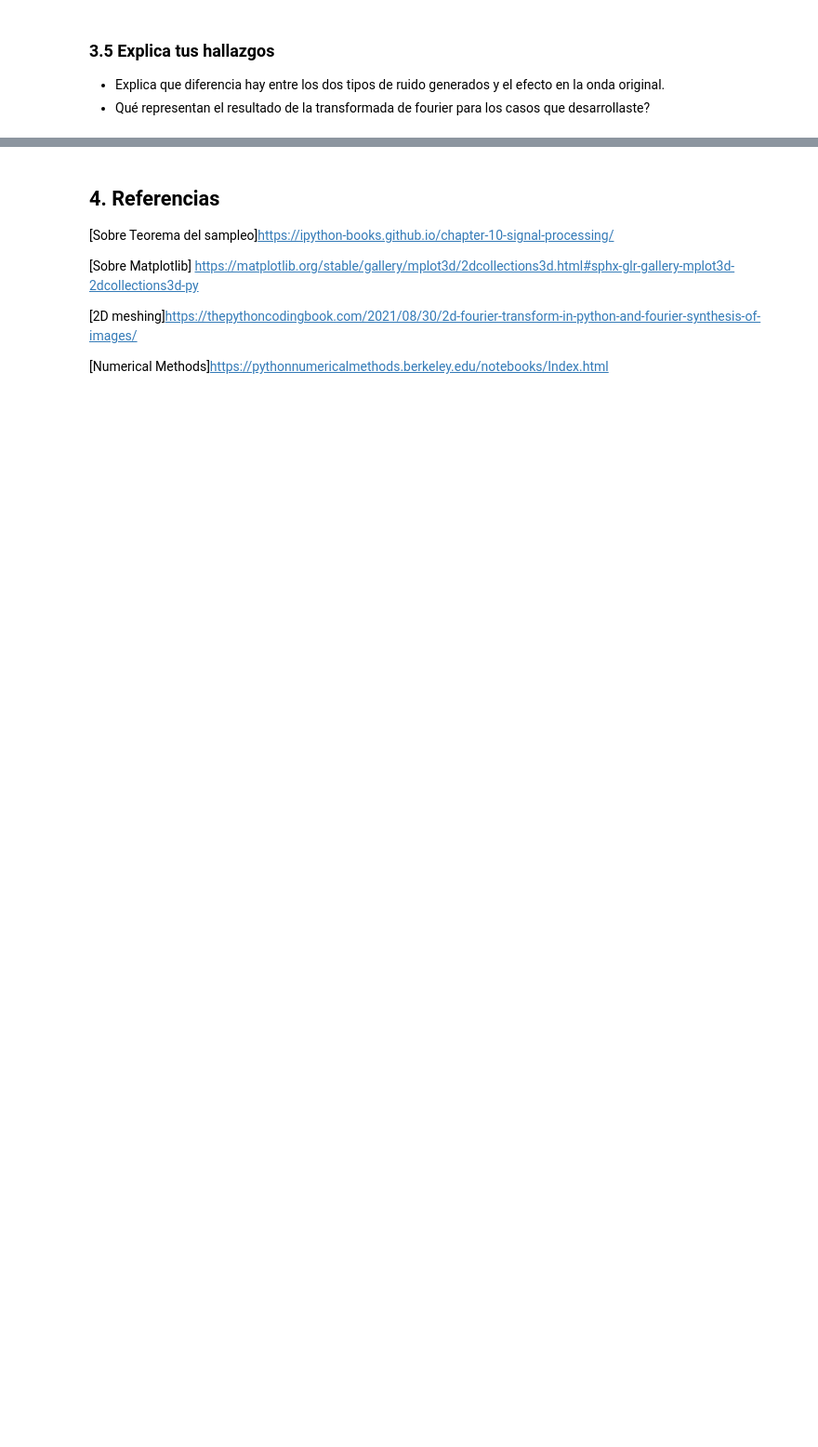
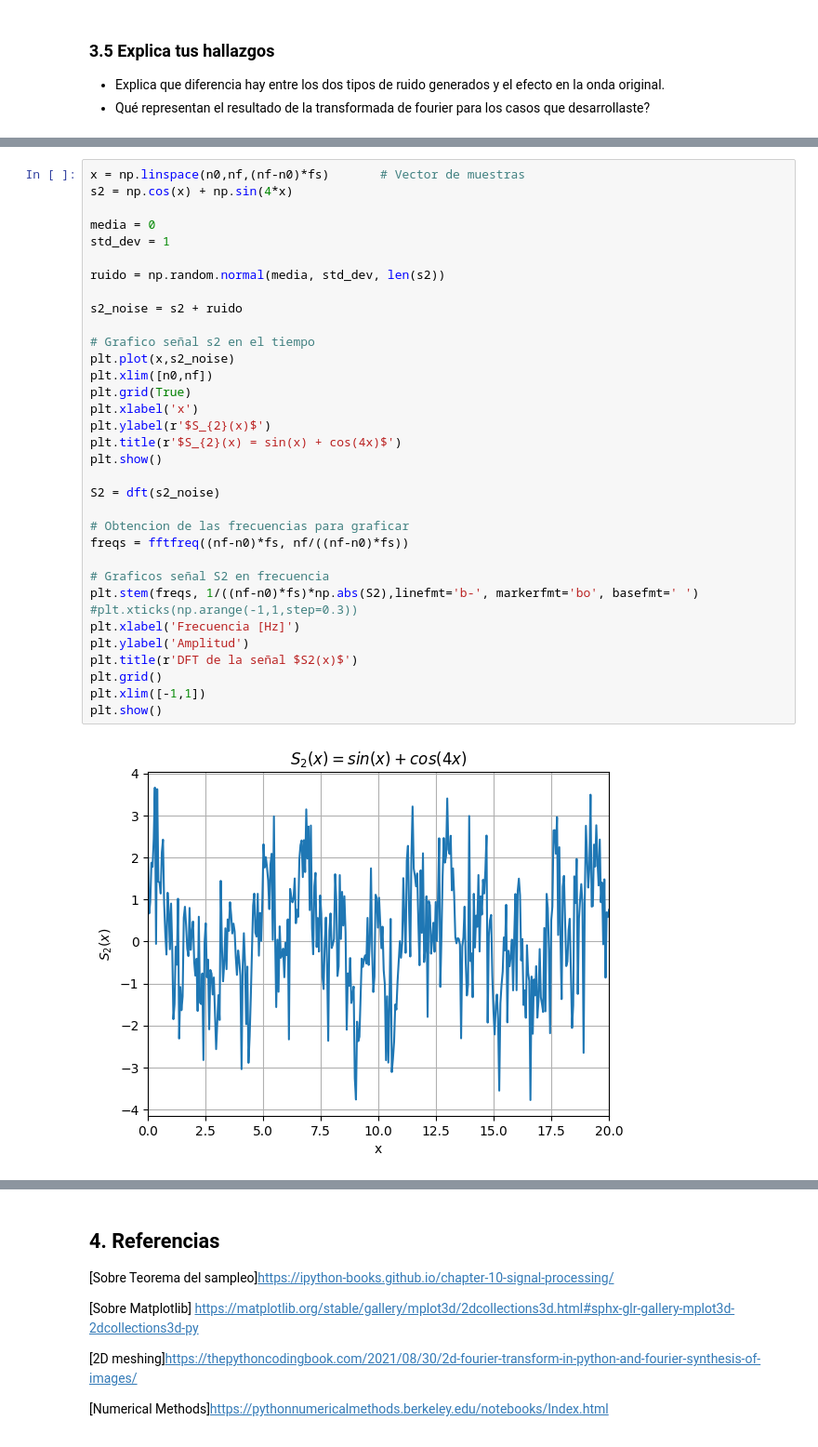
Before and after one commit to MatiasArmijo/Actividades-EIE-401-Matias-Armijo, a Jupyter notebook: actividad-3/Actividad_3_ArmijoMatias_204623155.ipynb, the cells around one changed output, grey strips where cells are left out. Shown: that part at 93% size. Drawn from its saved outputs; the diff is of its cells as text; blank space fills up the shorter version.

```diff
--- a/actividad-3/Actividad_3_ArmijoMatias_204623155.ipynb
+++ b/actividad-3/Actividad_3_ArmijoMatias_204623155.ipynb
@@ -227,0 +240,36 @@ S2 = dft2(s2)
+# %%
+x = np.linspace(n0,nf,(nf-n0)*fs)       # Vector de muestras
+s2 = np.cos(x) + np.sin(4*x)
+
+media = 0
+std_dev = 1
+
+ruido = np.random.normal(media, std_dev, len(s2))
+
+s2_noise = s2 + ruido
+
+# Grafico señal s2 en el tiempo
+plt.plot(x,s2_noise)
+plt.xlim([n0,nf])
+plt.grid(True)
+plt.xlabel('x')
+plt.ylabel(r'$S_{2}(x)$')
+plt.title(r'$S_{2}(x) = sin(x) + cos(4x)$')
+plt.show()
+
+S2 = dft(s2_noise)
+
+# Obtencion de las frecuencias para graficar
+freqs = fftfreq((nf-n0)*fs, nf/((nf-n0)*fs))
+
+# Graficos señal S2 en frecuencia
+plt.stem(freqs, 1/((nf-n0)*fs)*np.abs(S2),linefmt='b-', markerfmt='bo', basefmt=' ')
+#plt.xticks(np.arange(-1,1,step=0.3))
+plt.xlabel('Frecuencia [Hz]')
+plt.ylabel('Amplitud')
+plt.title(r'DFT de la señal $S2(x)$')
+plt.grid()
+plt.xlim([-1,1])
+plt.show()
+# %% [output]
+[figure, added]
```
Also changed, not shown: parts of 9 cells of this notebook.
